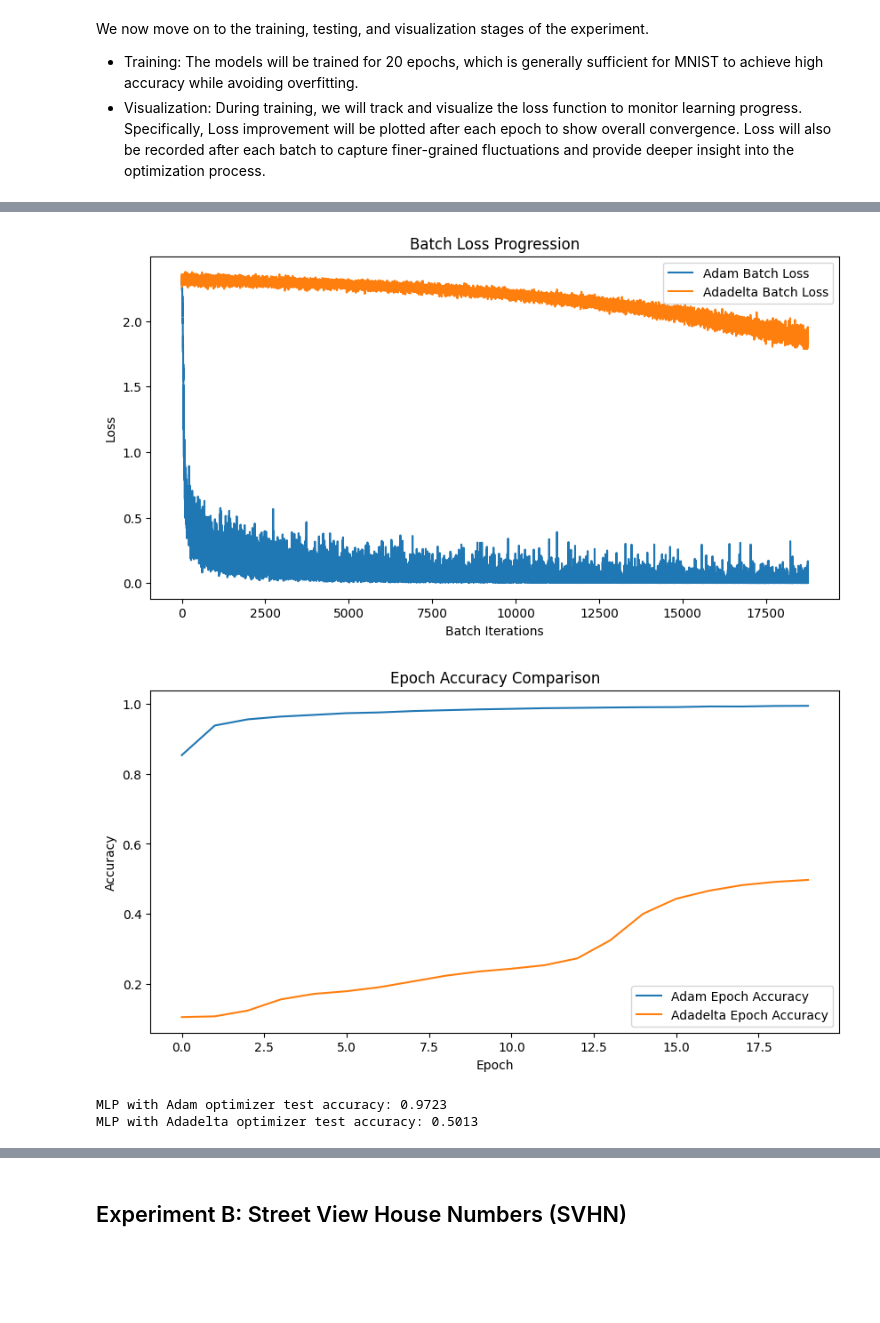
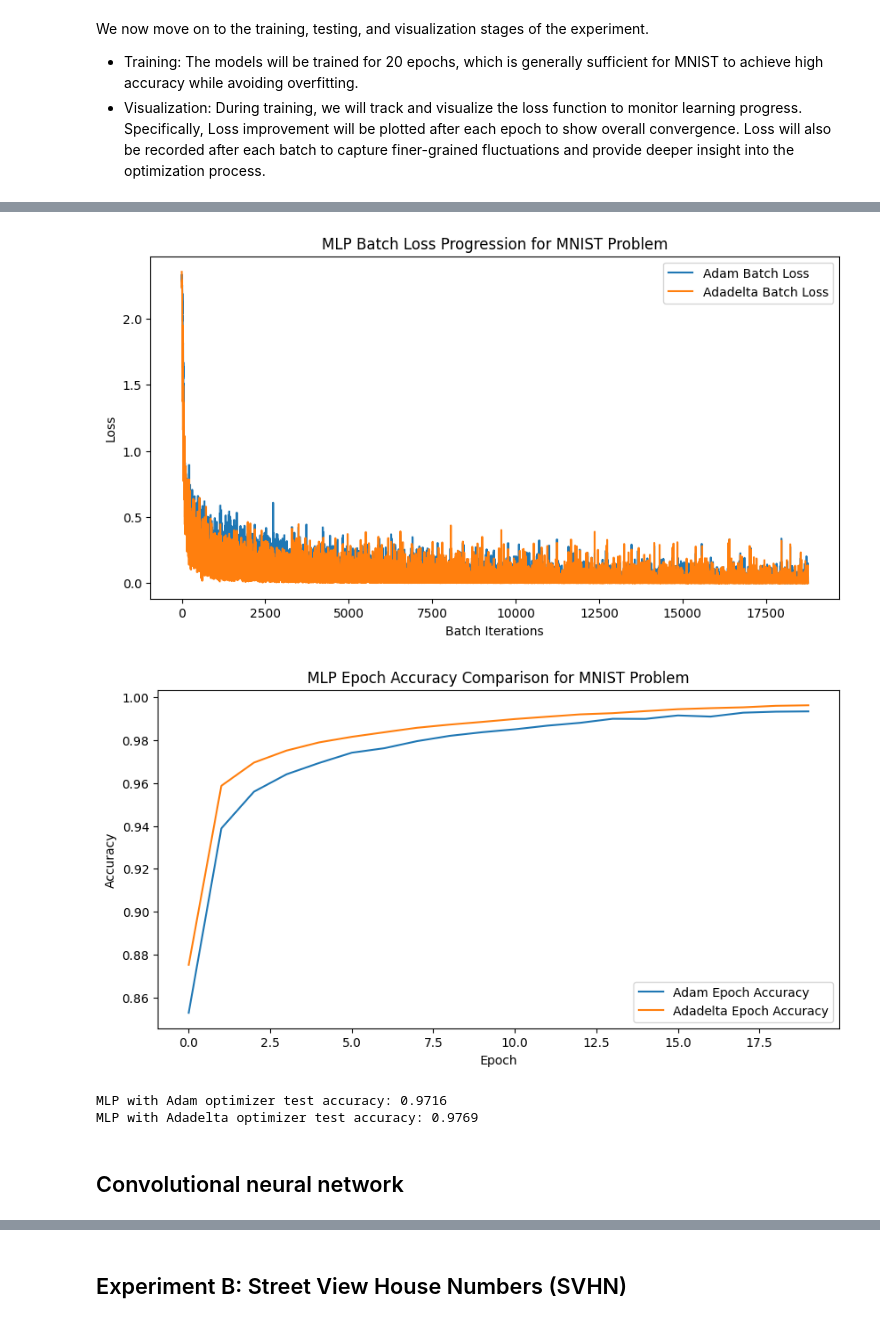
Before and after one commit to ntanphu/CST-KHMT-HK251, a Jupyter notebook: section_5/section_5.ipynb, the cells around one changed output, grey strips where cells are left out. Drawn from its saved outputs; the diff is of its cells as text; code cells hidden in the pictures; blank space fills up the shorter version.

```diff
--- a/section_5/section_5.ipynb
+++ b/section_5/section_5.ipynb
@@ -67,6 +67,7 @@ batch_size = 64
 from torch.utils.data import DataLoader
 torch.manual_seed(59)
 train_dl = DataLoader(mnist_train_dataset, batch_size, shuffle=True)
+device = torch.device("cuda:0")
 # %% [markdown]
 ### Multilayer Perceptron
 # %% [markdown]
@@ -99,9 +100,11 @@ def build_mlp(input_size, hidden_units=[64,32,16], output_size=10):
     layers.append(nn.Linear(hidden_units[-1], output_size))
     return nn.Sequential(*layers)
 
-# Build two independent models
 adam_mlp_model = build_mlp(input_size)
 adadelta_mlp_model = build_mlp(input_size)
+
+adam_mlp_model = adam_mlp_model.to(device)
+adadelta_mlp_model = adadelta_mlp_model.to(device)
 # %% [markdown]
 Since MNIST is a classic dataset for multiclass classification, where each image must be classified into one of 10 possible digit classes (0–9), the most appropriate loss function for this experiment is nn.CrossEntropyLoss because of the following properties and reasons:
 - The model’s final layer produces raw scores (logits) for each of the 10 classes.
@@ -113,7 +116,7 @@ We will use a learning rate of 0.001, which is widely considered a reliable defa
 # %%
 loss_fn = nn.CrossEntropyLoss()
 adam_optimizer = torch.optim.Adam(adam_mlp_model.parameters(), lr=0.001)
-adadelta_optimizer = torch.optim.Adadelta(adadelta_mlp_model.parameters(), lr=0.001)
+adadelta_optimizer = torch.optim.Adadelta(adadelta_mlp_model.parameters())
 # %% [markdown]
 We now move on to the training, testing, and visualization stages of the experiment.
 - Training: The models will be trained for 20 epochs, which is generally sufficient for MNIST to achieve high accuracy while avoiding overfitting.
@@ -131,6 +134,8 @@ for epoch in range(num_epochs):
     correct_adadelta = 0
     total = 0
     for x_batch, y_batch in train_dl:
+        x_batch = x_batch.to(device)
+        y_batch = y_batch.to(device)
         adam_pred = adam_mlp_model(x_batch)
         adadelta_pred = adadelta_mlp_model(x_batch)
 
@@ -147,11 +152,9 @@ for epoch in range(num_epochs):
         adadelta_optimizer.zero_grad()
 
 
-        # Track batch losses
         batch_losses_adam.append(adam_loss.item())
         batch_losses_adadelta.append(adadelta_loss.item())
 
-        # Accuracy per batch
         adam_correct_batch = (torch.argmax(adam_pred, dim=1) == y_batch).sum().item()
         adadelta_correct_batch = (torch.argmax(adadelta_pred, dim=1) == y_batch).sum().item()
 
@@ -193,41 +196,41 @@ Epoch 20: Adam Acc=0.9943, Adadelta Acc=0.4970
 # %%
 plt.figure(figsize=(10,5))
 plt.plot(batch_losses_adam, label="Adam Batch Loss")
 plt.plot(batch_losses_adadelta, label="Adadelta Batch Loss")
 plt.xlabel("Batch Iterations")
 plt.ylabel("Loss")
-plt.title("Batch Loss Progression")
+plt.title("MLP Batch Loss Progression for MNIST Problem")
 plt.legend()
 plt.show()
 
 plt.figure(figsize=(10,5))
 plt.plot(epoch_accs_adam, label="Adam Epoch Accuracy")
 plt.plot(epoch_accs_adadelta, label="Adadelta Epoch Accuracy")
 plt.xlabel("Epoch")
 plt.ylabel("Accuracy")
-plt.title("Epoch Accuracy Comparison")
+plt.title("MLP Epoch Accuracy Comparison for MNIST Problem")
 plt.legend()
 plt.show()
 # %% [output]
-[figure, old version]
+[figure, new version]
-[figure, old version]
+[figure, new version]
 # %%
 adam_mnist_MLP = torch.load(adam_mlp_path, weights_only=False)
 adadelta_mnist_MLP = torch.load(adadelta_mlp_path, weights_only=False)
 
-# Evaluate function
 def evaluate(model, dataloader):
     model.eval()
     correct = 0
     total = 0
     with torch.no_grad():
         for x_batch, y_batch in dataloader:
+            x_batch = x_batch.to(device)
+            y_batch = y_batch.to(device)
             preds = model(x_batch)
             correct += (torch.argmax(preds, dim=1) == y_batch).sum().item()
             total += y_batch.size(0)
     return correct / total
 
-# Test accuracy for both models
 test_dl = DataLoader(mnist_test_dataset, batch_size, shuffle=True)
 adam_acc = evaluate(adam_mnist_MLP, test_dl)
 adadelta_acc = evaluate(adadelta_mnist_MLP, test_dl)
@@ -235,5 +238,7 @@ adadelta_acc = evaluate(adadelta_mnist_MLP, test_dl)
 print(f"MLP with Adam optimizer test accuracy: {adam_acc:.4f}")
 print(f"MLP with Adadelta optimizer test accuracy: {adadelta_acc:.4f}")
 # %% [output]
-MLP with Adam optimizer test accuracy: 0.9723
-MLP with Adadelta optimizer test accuracy: 0.5013
+MLP with Adam optimizer test accuracy: 0.9716
+MLP with Adadelta optimizer test accuracy: 0.9769
+# %% [markdown]
+## Convolutional neural network
```
Also changed, not shown: parts of 16 cells of this notebook, 9 other files.
